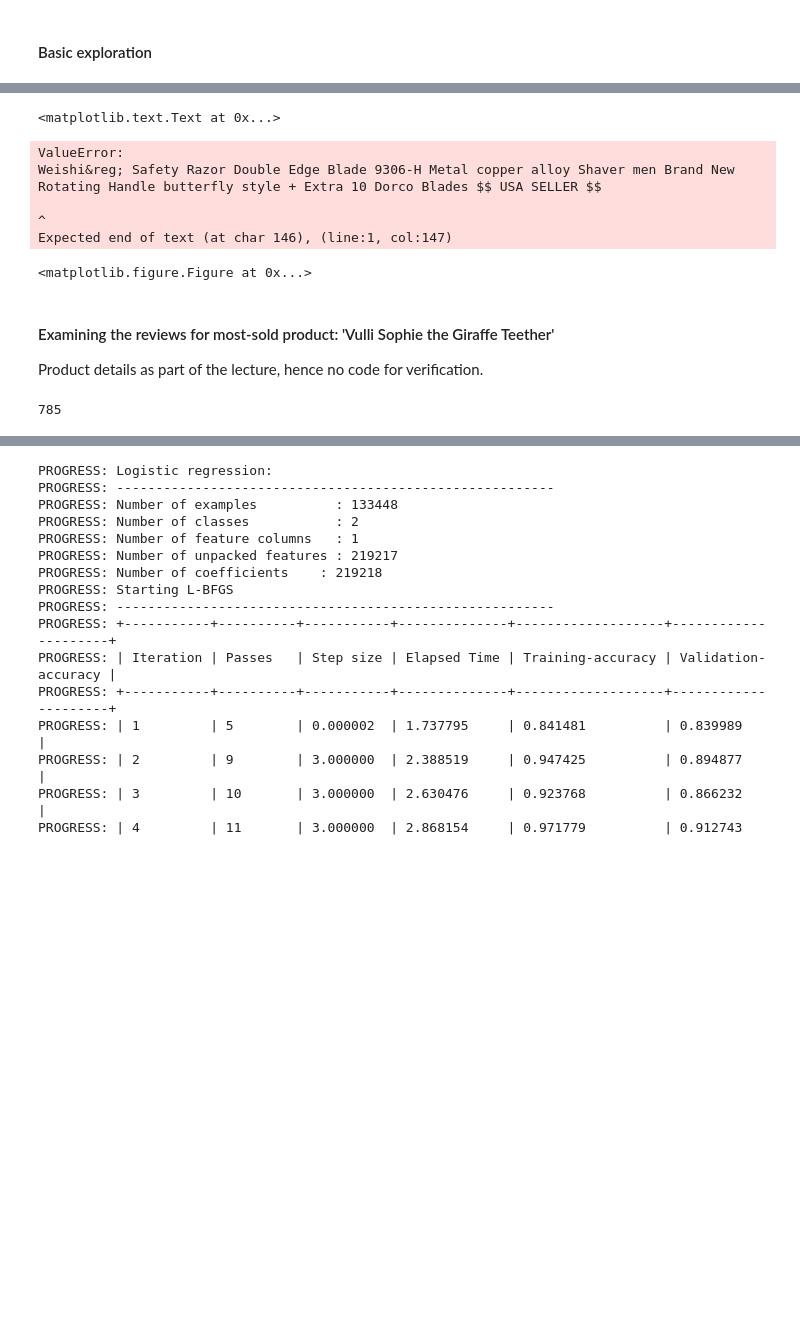
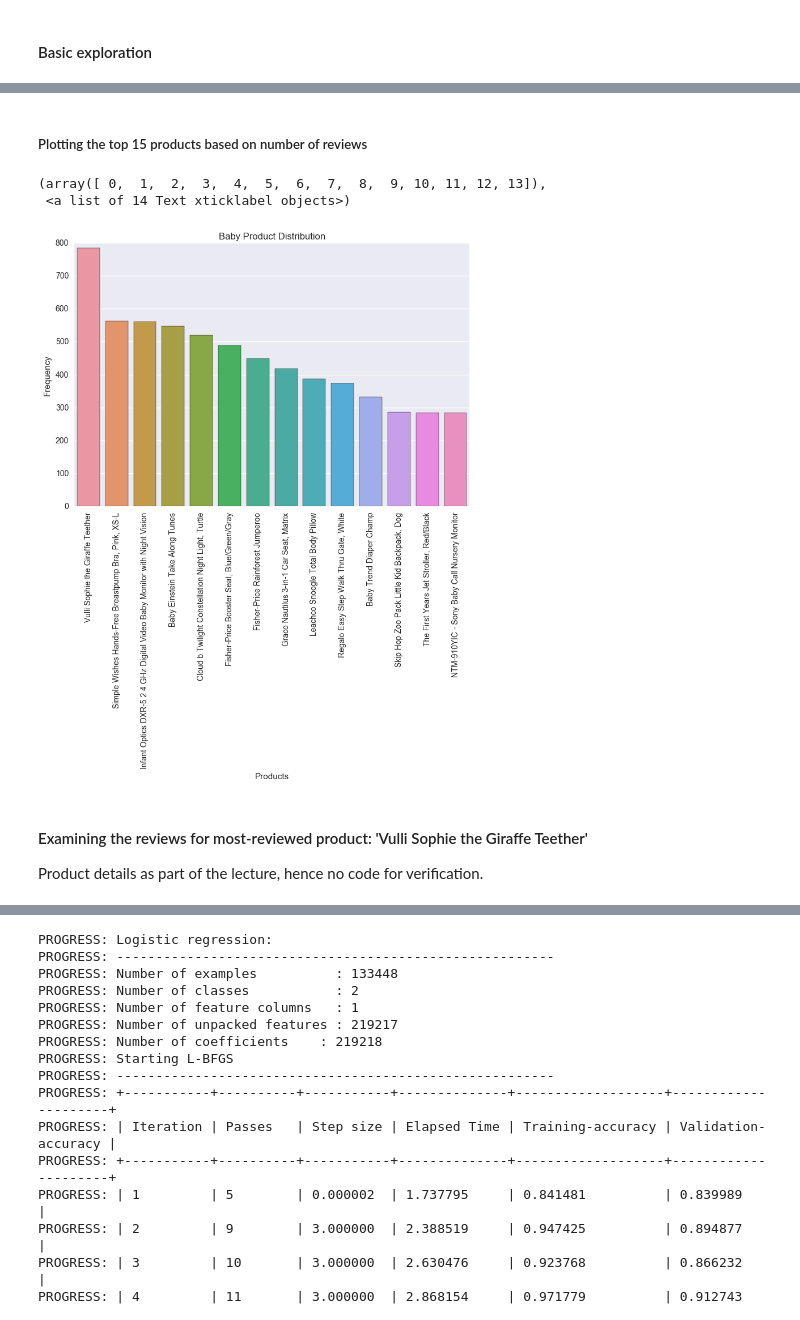
Before and after one commit to DheerajAgarwal/MachineLearning_UoW, a Jupyter notebook: Course1/Analyzing product sentiment.ipynb, the cells around one changed output, grey strips where cells are left out. Saved outputs shown, nothing was run; the diff lists cells and outputs as text; code cells hidden in the pictures; blank space fills up the shorter version.

```diff
--- a/Course1/Analyzing product sentiment.ipynb
+++ b/Course1/Analyzing product sentiment.ipynb
@@ -72,0 +91,3 @@ products.head()
+# %%
+product_count = products.name.value_counts()
+product_count[0:9]
@@ -73,24 +105,20 @@ products.head()
+# %% [markdown]
+##### Plotting the top 15 products based on number of reviews
 # %%
-plt.figure(figsize=(8,25))
-sns.countplot(y = "name", data=products)
+plt.figure(figsize=(9,6))
+sns.barplot(x=product_count[0:14].index, y=product_count[0:14])
 plt.title('Baby Product Distribution')
 plt.xlabel('Products')
 plt.ylabel('Frequency')
+plt.xticks(rotation=90)
 # %% [output]
-<matplotlib.text.Text at 0x...>
+(array([ 0,  1,  2,  3,  4,  5,  6,  7,  8,  9, 10, 11, 12, 13]),
+ <a list of 14 Text xticklabel objects>)
-ValueError:
-Weishi&reg; Safety Razor Double Edge Blade 9306-H Metal copper alloy Shaver men Brand New Rotating Handle butterfly style + Extra 10 Dorco Blades $$ USA SELLER $$
-                                                                                                                                                  ^
-Expected end of text (at char 146), (line:1, col:147)
-<matplotlib.figure.Figure at 0x...>
+[figure, added]
 # %% [markdown]
-#### Examining the reviews for most-sold product:  'Vulli Sophie the Giraffe Teether'
+#### Examining the reviews for most-reviewed product:  'Vulli Sophie the Giraffe Teether'
 
 Product details as part of the lecture, hence no code for verification.
 # %%
 giraffe_reviews = products[products['name'] == 'Vulli Sophie the Giraffe Teether']
-# %%
-len(giraffe_reviews)
-# %% [output]
-785
 # %%
```
Also changed, not shown: parts of 23 cells of this notebook.
